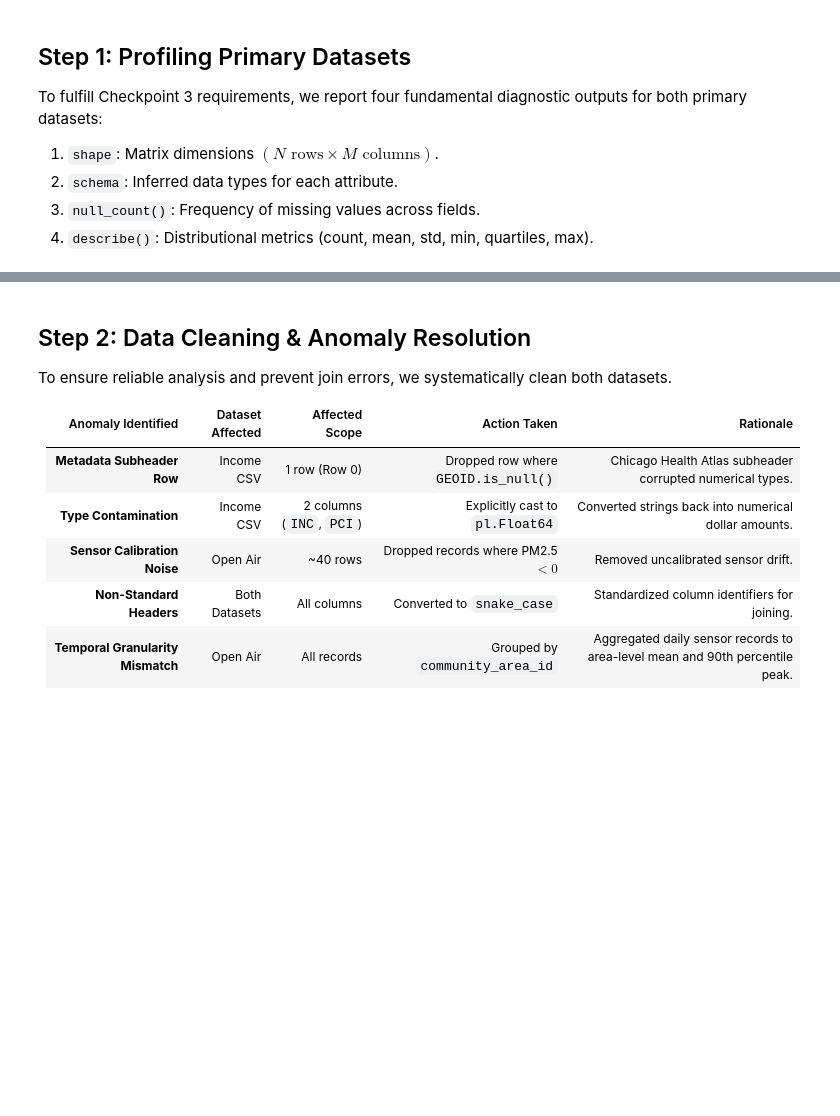
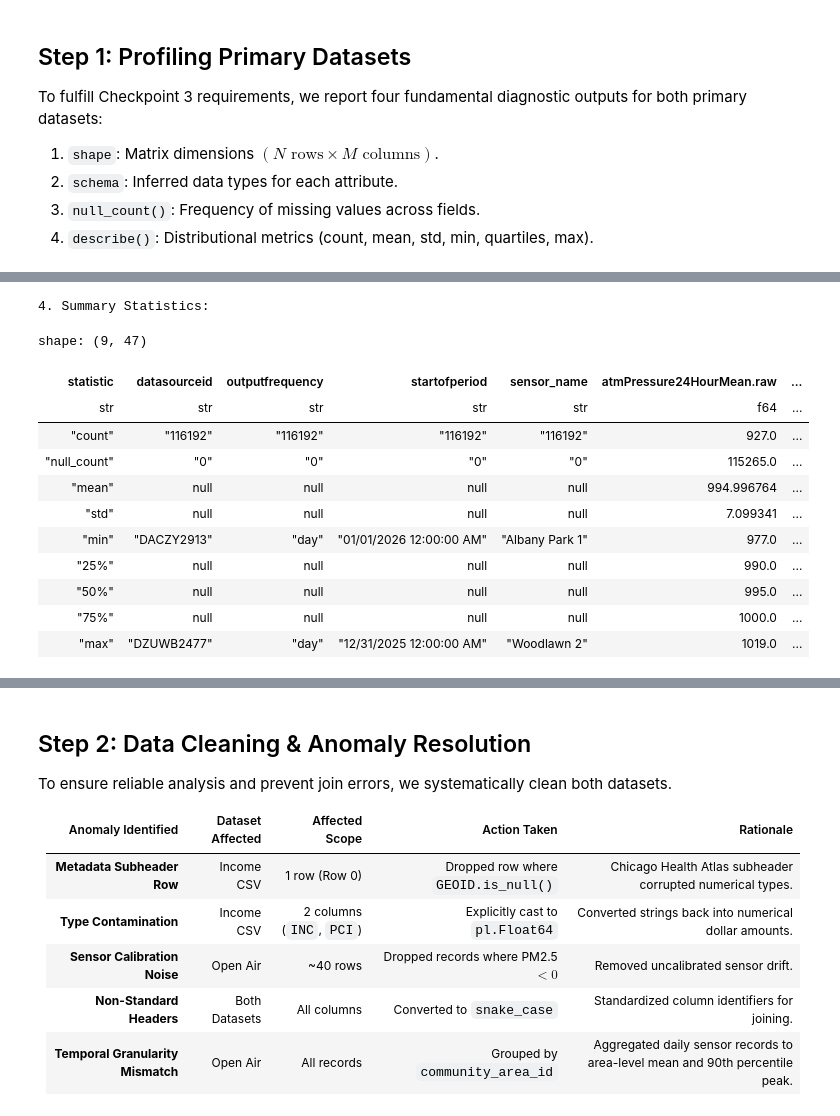
Before and after one commit to doctorplatypus/Socioeconomic-Health-Disparities, a Jupyter notebook: data/eda_work/eda.ipynb, the cells around one changed output, grey strips where cells are left out. Saved outputs shown, nothing was run; the diff lists cells and outputs as text; code cells hidden in the pictures; blank space fills up the shorter version.

```diff
--- a/data/eda_work/eda.ipynb
+++ b/data/eda_work/eda.ipynb
@@ -143,0 +166,17 @@ shape: (1, 46)
+# %%
+print("\n4. Summary Statistics:")
+raw_air.describe()
+# %% [output]
+4. Summary Statistics:
+shape: (9, 47)
+| statistic | datasourceid | outputfrequency | startofperiod | sensor_name | atmPressure24HourMean.raw | ... |
+| str | str | str | str | str | f64 | ... |
+| "count" | "116192" | "116192" | "116192" | "116192" | 927.0 | ... |
+| "null_count" | "0" | "0" | "0" | "0" | 115265.0 | ... |
+| "mean" | null | null | null | null | 994.996764 | ... |
+| "std" | null | null | null | null | 7.099341 | ... |
+| "min" | "DACZY2913" | "day" | "01/01/2026 12:00:00 AM" | "Albany Park 1" | 977.0 | ... |
+| "25%" | null | null | null | null | 990.0 | ... |
+| "50%" | null | null | null | null | 995.0 | ... |
+| "75%" | null | null | null | null | 1000.0 | ... |
+| "max" | "DZUWB2477" | "day" | "12/31/2025 12:00:00 AM" | "Woodlawn 2" | 1019.0 | ... |
```
Also changed, not shown: parts of 7 cells of this notebook.
